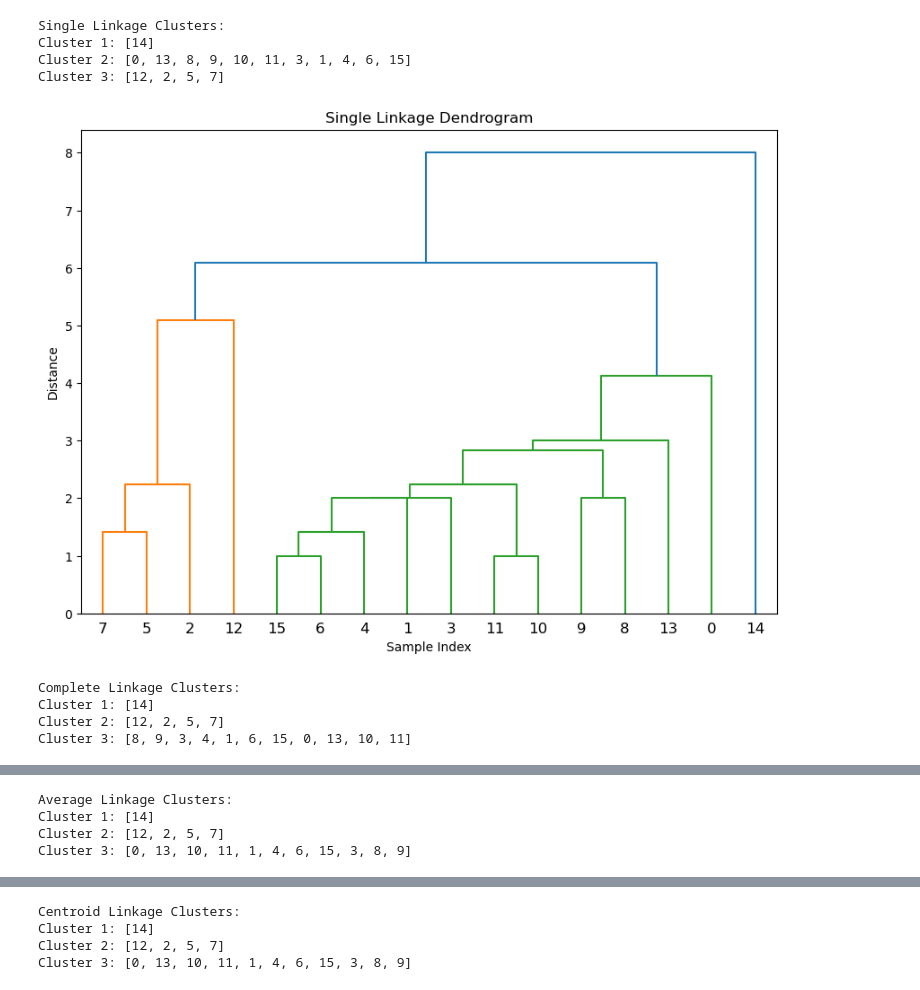
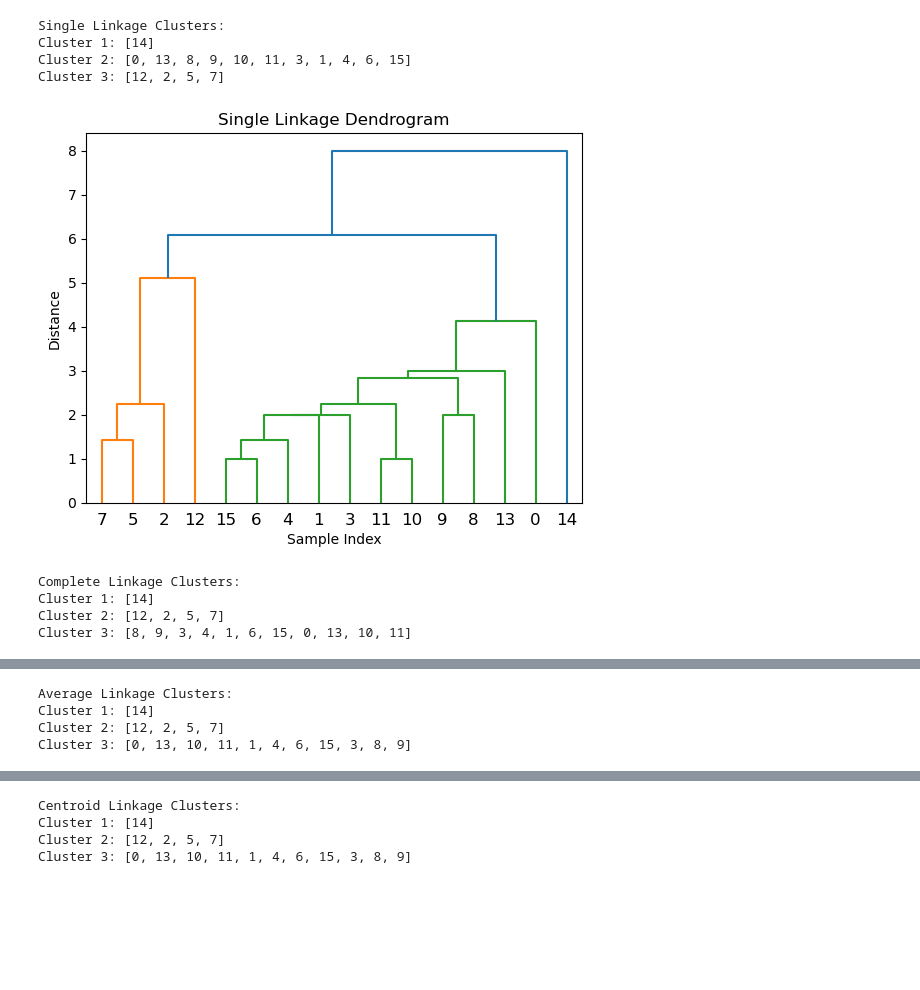
Before and after one commit to sathiesh05/Agglomerative_clustering_from_scratch, a Jupyter notebook: agglomerative.ipynb, the cells around one changed output, grey strips where cells are left out. Cells and saved outputs as stored; diff of their text form; code cells hidden in the pictures; blank space fills up the shorter version.

```diff
--- a/agglomerative.ipynb
+++ b/agglomerative.ipynb
@@ -62,36 +62,34 @@ def agglomerative_clustering(points, k, linkage_type):
         clusters = [c for i, c in enumerate(clusters) if i not in (merge_i, merge_j)] + [new_cluster]
 
     return clusters
 
 def plot_dendrogram(points, title):
     Z = linkage(points, method=title)
-
-    plt.figure(figsize=(10, 7))
     dendrogram(Z, distance_sort='descending')
     plt.title(f'{title.capitalize()} Linkage Dendrogram')
     plt.xlabel('Sample Index')
     plt.ylabel('Distance')
     plt.show()
 
 points = [(1, 2), (2, 6), (12, 10), (3, 10), (3, 8), (14, 9), (4, 6),
           (15, 10), (6, 9), (6, 11), (6, 5), (7, 5), (15, 4), (7, 2),
           (15, 18), (4, 7)]
 
 k = 3
 linkage_types = ['single', 'complete', 'average', 'centroid']
 
 for linkage_type in linkage_types:
     clusters = agglomerative_clustering(points, k, linkage_type)
     print(f"\n{linkage_type.capitalize()} Linkage Clusters:")
     for i, cluster in enumerate(clusters):
         print(f"Cluster {i + 1}: {cluster}")
     plot_dendrogram(points, linkage_type)
 # %% [output]
 Single Linkage Clusters:
 Cluster 1: [14]
 Cluster 2: [0, 13, 8, 9, 10, 11, 3, 1, 4, 6, 15]
 Cluster 3: [12, 2, 5, 7]
-[figure, old version]
+[figure, new version]
 Complete Linkage Clusters:
 Cluster 1: [14]
 Cluster 2: [12, 2, 5, 7]
```
Also changed, not shown: parts of 1 cell of this notebook.
